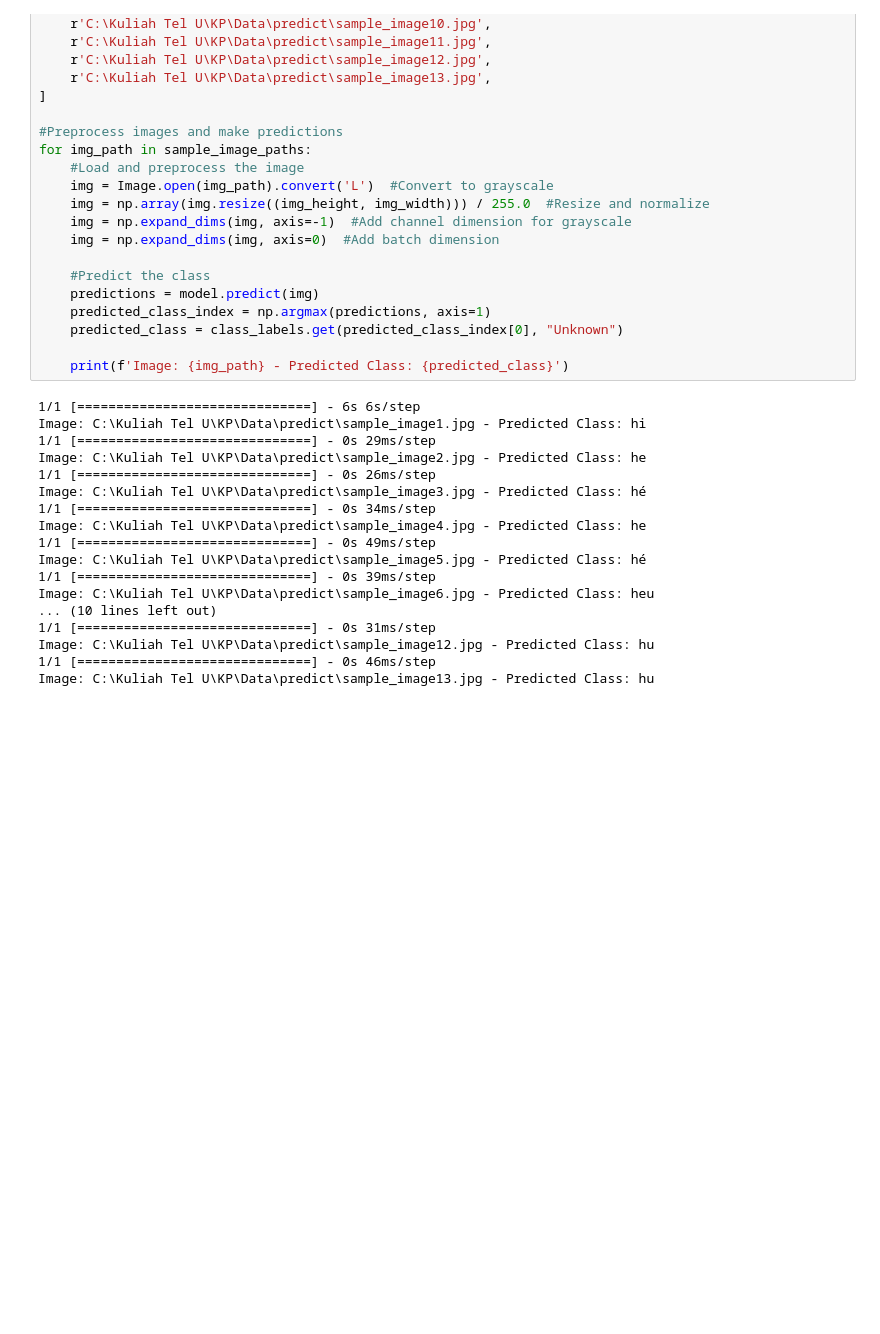
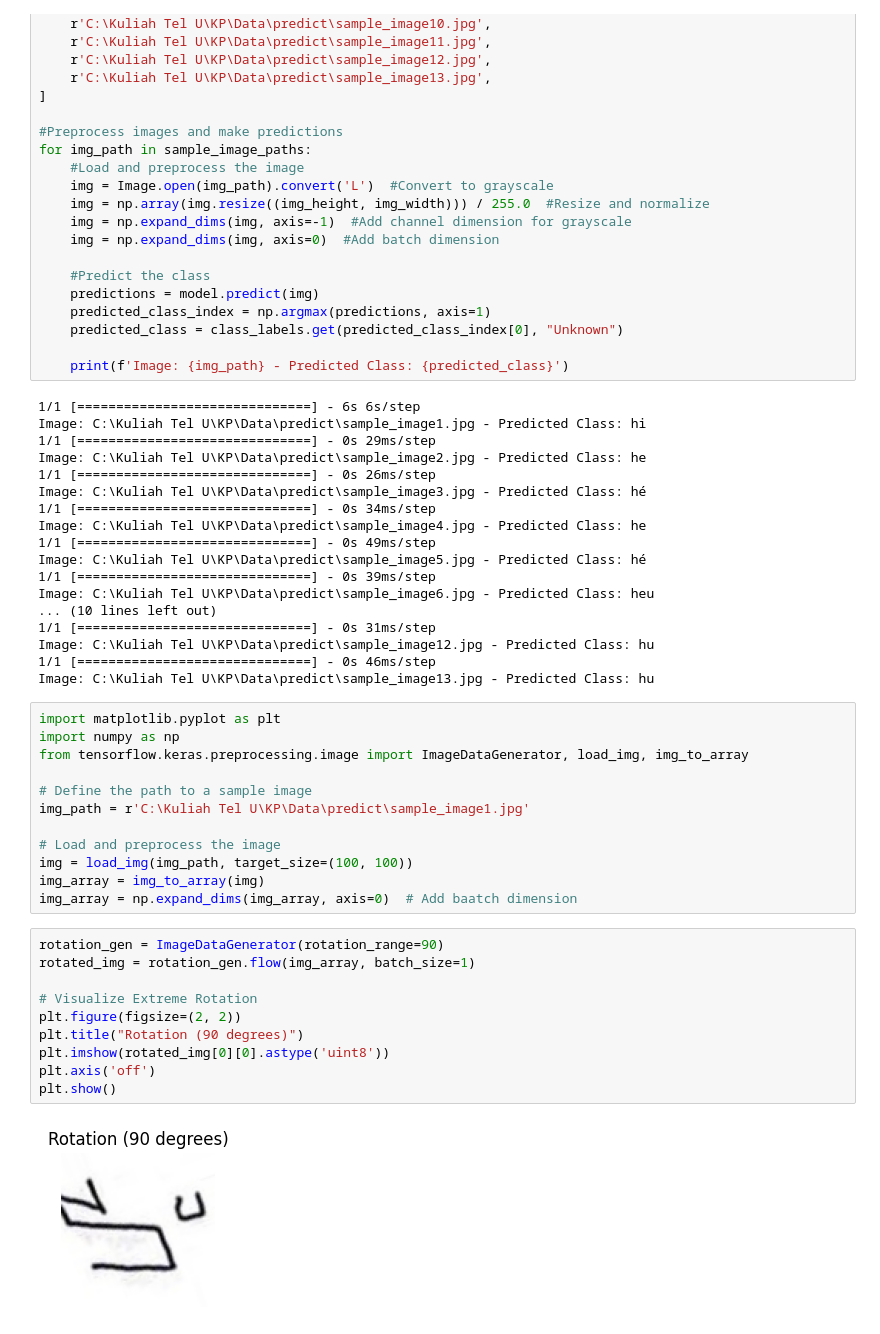
Before and after one commit to Zeltan13/AksaraSundaCNN_Update, a Jupyter notebook: aksaraClassification.ipynb, the cells around one changed output. Saved outputs shown, nothing was run; the diff lists cells and outputs as text; blank space fills up the shorter version.

```diff
--- a/aksaraClassification.ipynb
+++ b/aksaraClassification.ipynb
@@ -1828,3 +1828,27 @@ Image: C:\Kuliah Tel U\KP\Data\predict\sample_image6.jpg - Predicted Class: heu
 Image: C:\Kuliah Tel U\KP\Data\predict\sample_image12.jpg - Predicted Class: hu
 1/1 [==============================] - 0s 46ms/step
 Image: C:\Kuliah Tel U\KP\Data\predict\sample_image13.jpg - Predicted Class: hu
+# %%
+import matplotlib.pyplot as plt
+import numpy as np
+from tensorflow.keras.preprocessing.image import ImageDataGenerator, load_img, img_to_array
+
+# Define the path to a sample image
+img_path = r'C:\Kuliah Tel U\KP\Data\predict\sample_image1.jpg'
+
+# Load and preprocess the image
+img = load_img(img_path, target_size=(100, 100))
+img_array = img_to_array(img)
+img_array = np.expand_dims(img_array, axis=0)  # Add baatch dimension
+# %%
+rotation_gen = ImageDataGenerator(rotation_range=90)
+rotated_img = rotation_gen.flow(img_array, batch_size=1)
+
+# Visualize Extreme Rotation
+plt.figure(figsize=(2, 2))
+plt.title("Rotation (90 degrees)")
+plt.imshow(rotated_img[0][0].astype('uint8'))
+plt.axis('off')
+plt.show()
+# %% [output]
+[figure, added]
```
Also changed, not shown: parts of 7 cells of this notebook.
